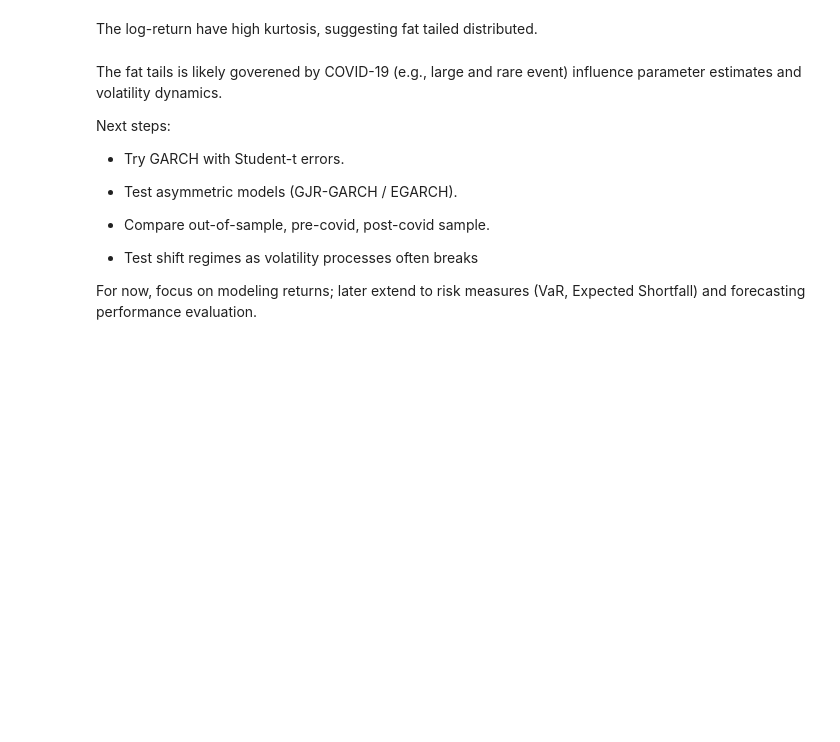
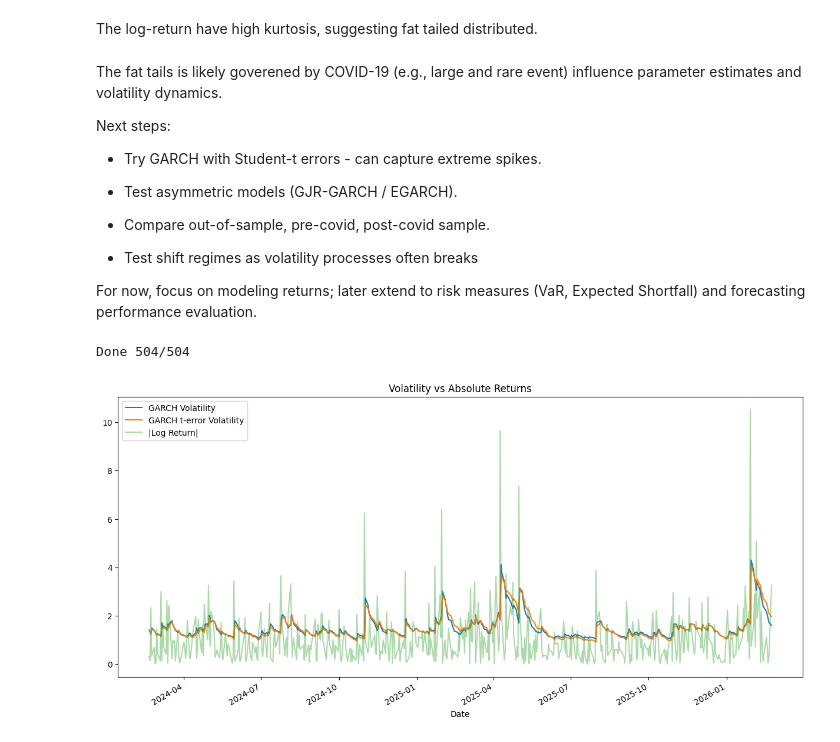
Before and after one commit to shashankgarewal/Time-Series-Analysis-Forecasting, a Jupyter notebook: notebooks/03_baseline_model.ipynb, the cells around one changed output. Drawn from its saved outputs; the diff is of its cells as text; code cells hidden in the pictures; blank space fills up the shorter version.

```diff
--- a/notebooks/03_baseline_model.ipynb
+++ b/notebooks/03_baseline_model.ipynb
@@ -173,7 +205,7 @@ The fat tails is likely goverened by COVID-19 (e.g., large and rare event) influ
 
 Next steps:
 
-* Try GARCH with Student-t errors.
+* Try GARCH with Student-t errors - can capture extreme spikes.
 
 * Test asymmetric models (GJR-GARCH / EGARCH).
 
@@ -184,0 +220,44 @@ For now, focus on modeling returns; later extend to risk measures (VaR, Expected
+# %%
+# flexible
+@dataclass
+class ModelSpec:
+    # default model params
+    p: int = 1
+    vol: str = 'ARCH'
+    # additional user defined param
+    def to_kwargs(self):
+        return asdict(self)
+
+def rolling_vol(returns=r_pct, duration=duration, **kwargs):
+    spec = ModelSpec()
+    model_params = {**spec.to_kwargs(), **kwargs}
+    pred_vol_list = []
+
+    for day in range(duration):
+        train = returns[:-(duration-day)]
+        model_fit = arch_model(train, **model_params).fit(disp='off')
+        pred_stats = model_fit.forecast(horizon=TARGET)
+
+        pred_var = pred_stats.variance.iloc[-1, 0]
+        pred_vol = np.sqrt(pred_var)
+        pred_vol_list.append(pred_vol)
+        print(f"\rDone {day+1}/{duration}", end="")
+
+    pred_vol_list = pd.Series(pred_vol_list, index=returns.index[-duration:])
+    return pred_vol_list
+# %%
+rolling_pred_garch_t = rolling_vol(duration=252*2, vol='GARCH', p=1, q=1, dist='studentst')
+# %% [output]
+Done 504/504
+# %%
+plt.figure(figsize=(15,7))
+
+rolling_pred_g.plot(label="GARCH Volatility")
+rolling_pred_garch_t.plot(label="GARCH t-error Volatility")
+r_pct[-duration:].abs().plot(alpha=0.4, label="|Log Return|")
+
+plt.title("Volatility vs Absolute Returns")
+plt.legend()
+plt.show()
+# %% [output]
+[figure, added]
```
Also changed, not shown: parts of 21 cells of this notebook.
